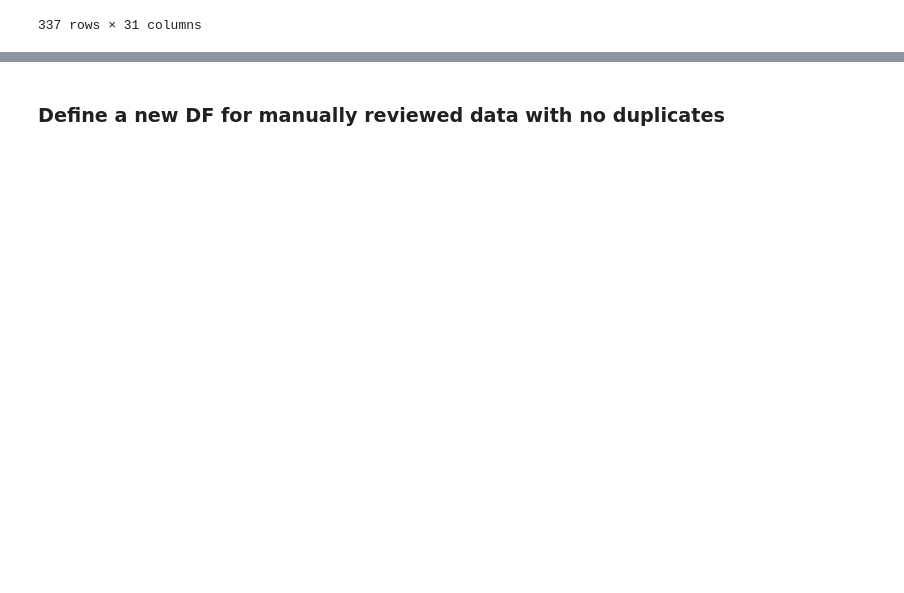
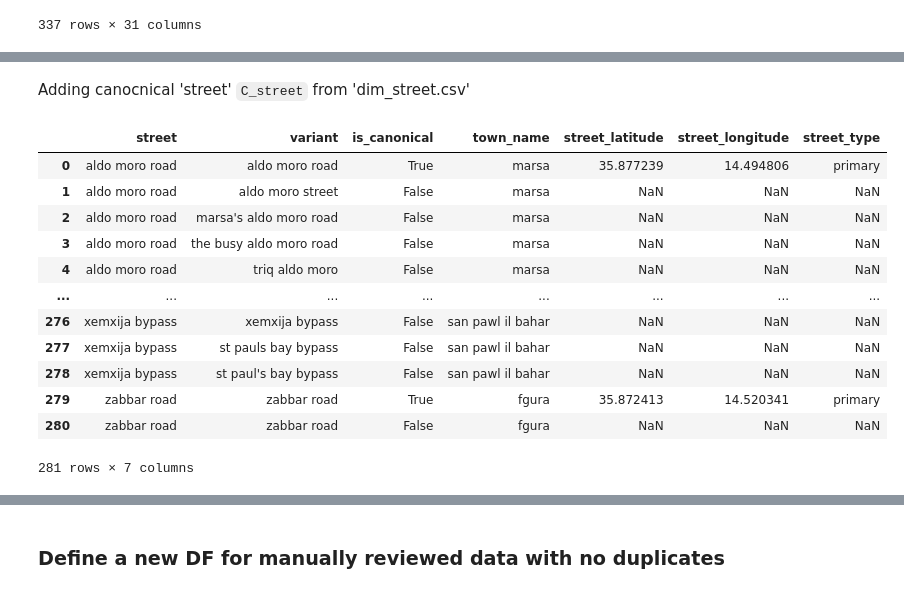
Before and after one commit to michael-vella/ics5110-assignment, a Jupyter notebook: notebooks/final/1_data_preparation.ipynb, the cells around one changed output, grey strips where cells are left out. Drawn from its saved outputs; the diff is of its cells as text; code cells hidden in the pictures; blank space fills up the shorter version.

```diff
--- a/notebooks/final/1_data_preparation.ipynb
+++ b/notebooks/final/1_data_preparation.ipynb
@@ -1535,0 +1607,20 @@ Name: count, dtype: int64
+# %% [markdown]
+Adding canocnical 'street' `C_street` from 'dim_street.csv'
+# %%
+dim_street_csv = f"dim_street.csv"
+dim_street_csv_df = pd.read_csv(dim_street_csv)
+display(dim_street_csv_df)
+# %% [output]
+|  | street | variant | is_canonical | town_name | street_latitude | street_longitude | street_type |
+| 0 | aldo moro road | aldo moro road | True | marsa | 35.877239 | 14.494806 | primary |
+| 1 | aldo moro road | aldo moro street | False | marsa | NaN | NaN | NaN |
+| 2 | aldo moro road | marsa's aldo moro road | False | marsa | NaN | NaN | NaN |
+| 3 | aldo moro road | the busy aldo moro road | False | marsa | NaN | NaN | NaN |
+| 4 | aldo moro road | triq aldo moro | False | marsa | NaN | NaN | NaN |
+| ... | ... | ... | ... | ... | ... | ... | ... |
+| 276 | xemxija bypass | xemxija bypass | False | san pawl il bahar | NaN | NaN | NaN |
+| 277 | xemxija bypass | st pauls bay bypass | False | san pawl il bahar | NaN | NaN | NaN |
+| 278 | xemxija bypass | st paul's bay bypass | False | san pawl il bahar | NaN | NaN | NaN |
+| 279 | zabbar road | zabbar road | True | fgura | 35.872413 | 14.520341 | primary |
+| 280 | zabbar road | zabbar road | False | fgura | NaN | NaN | NaN |
+281 rows × 7 columns
```
Also changed, not shown: parts of 12 cells of this notebook, 2 other files.
